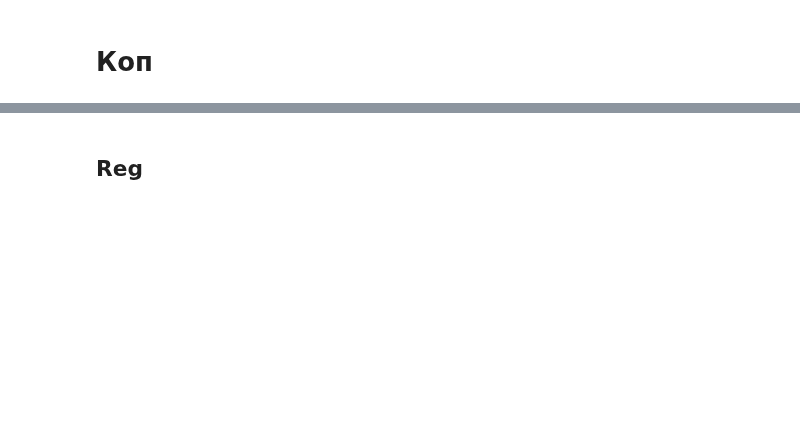
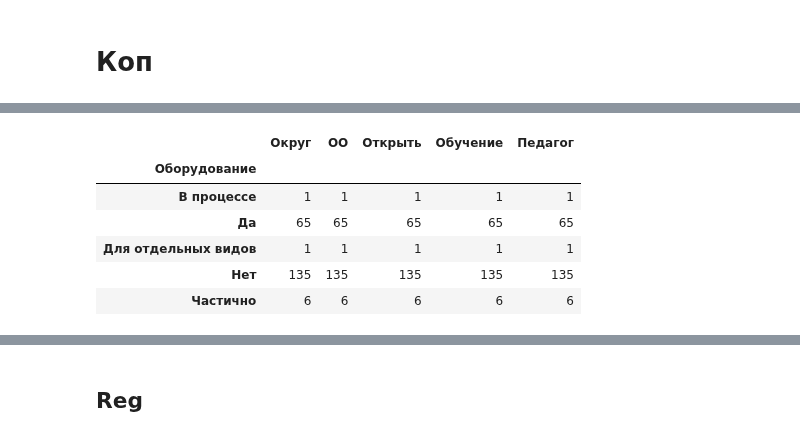
Before and after one commit to vn322/Sport-University, a Jupyter notebook: школы_кибер.ipynb, the cells around one changed output, grey strips where cells are left out. Saved outputs shown, nothing was run; the diff lists cells and outputs as text; code cells hidden in the pictures; blank space fills up the shorter version.

```diff
--- a/школы_кибер.ipynb
+++ b/школы_кибер.ipynb
@@ -7,0 +85,10 @@ import matplotlib.pyplot as plt
+# %%
+df_inv[df_inv['Открыть']==1].groupby('\nОборудование').agg('count')
+# %% [output]
+|  | Округ | ОО | Открыть | Обучение | Педагог |
+| Оборудование |  |  |  |  |  |
+| В процессе | 1 | 1 | 1 | 1 | 1 |
+| Да | 65 | 65 | 65 | 65 | 65 |
+| Для отдельных видов | 1 | 1 | 1 | 1 | 1 |
+| Нет | 135 | 135 | 135 | 135 | 135 |
+| Частично | 6 | 6 | 6 | 6 | 6 |
```
Also changed, not shown: parts of 17 cells of this notebook.
